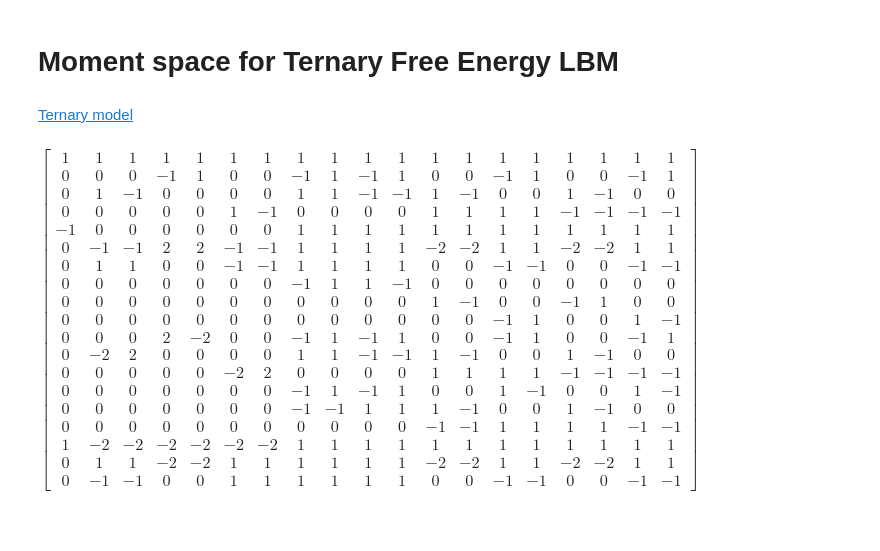
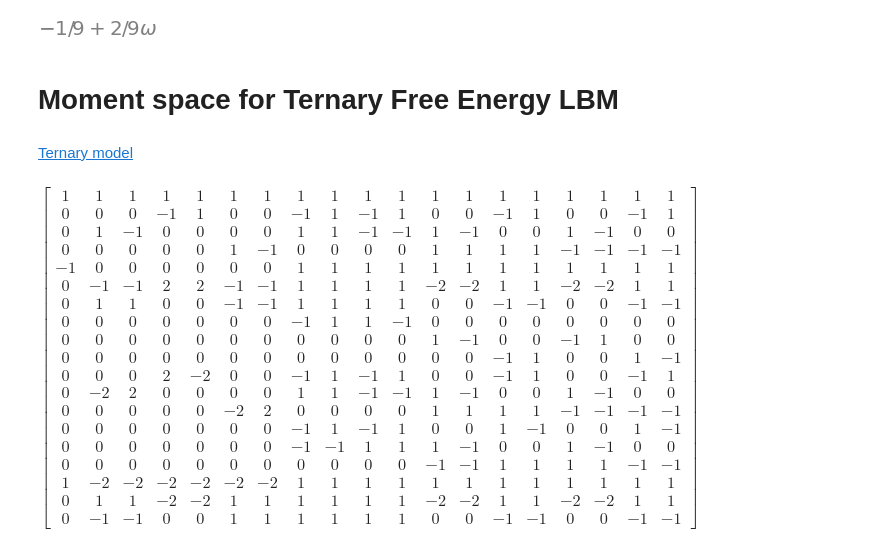
Before and after one commit to nkarthi95/amrex-tutorials, a Jupyter notebook: GuidedTutorials/LBM/lbmpy.ipynb, the cells around one changed output. Drawn from its saved outputs; the diff is of its cells as text; code cells hidden in the pictures; blank space fills up the shorter version.

```diff
--- a/GuidedTutorials/LBM/lbmpy.ipynb
+++ b/GuidedTutorials/LBM/lbmpy.ipynb
@@ -22,3 +22,7 @@ import matplotlib.pyplot as plt
 from lbmpy.chapman_enskog import ChapmanEnskogAnalysis
 from lbmpy.methods import DensityVelocityComputation
 from lbmpy.methods.creationfunctions import create_from_equilibrium
+# %%
+lb_config = LBMConfig(method=Method.TRT, stencil=Stencil.D2Q9, compressible=False, zero_centered=False)
+method = create_lb_method(lbm_config=lb_config)
+method
@@ -25,3 +44,9 @@ from lbmpy.methods.creationfunctions import create_from_equilibrium
+# %%
+analysis = ChapmanEnskogAnalysis(method)
+# %%
+analysis.get_bulk_viscosity()
+# %% [output]
+[figure, added]
 # %% [markdown]
 # Moment space for Ternary Free Energy LBM
 # %% [markdown]
```
Also changed, not shown: parts of 21 cells of this notebook, 1 other file.
